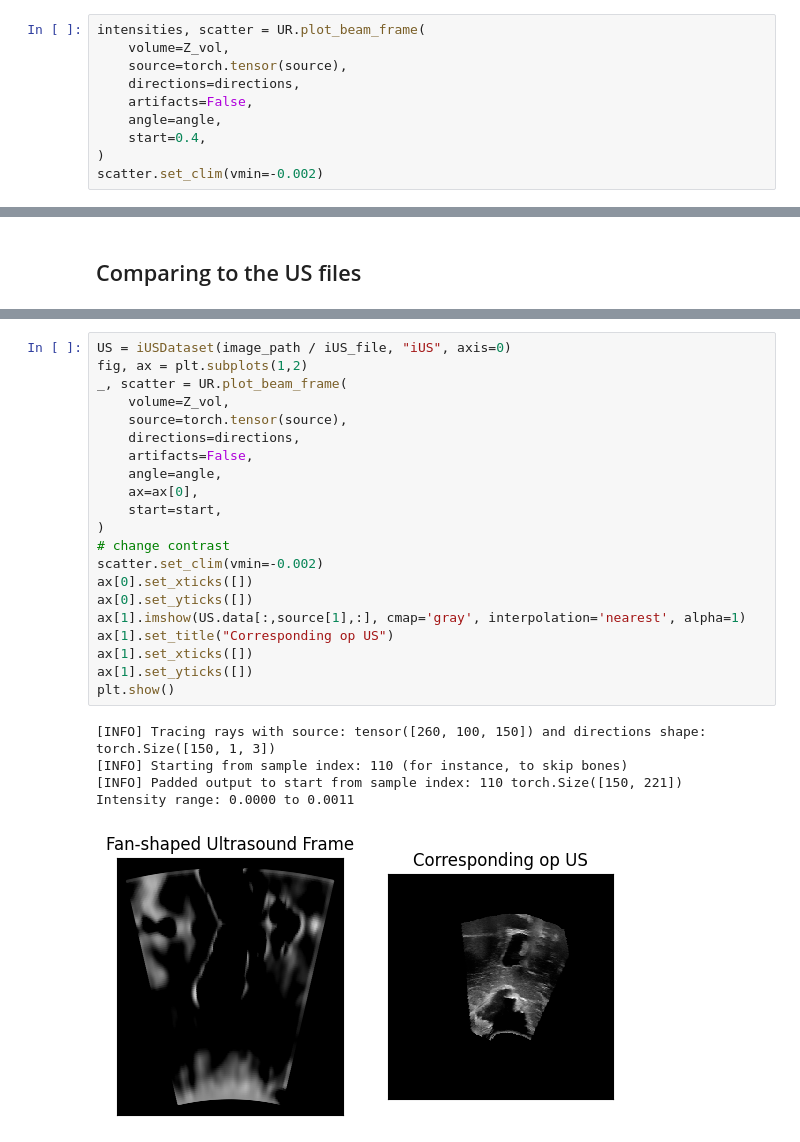
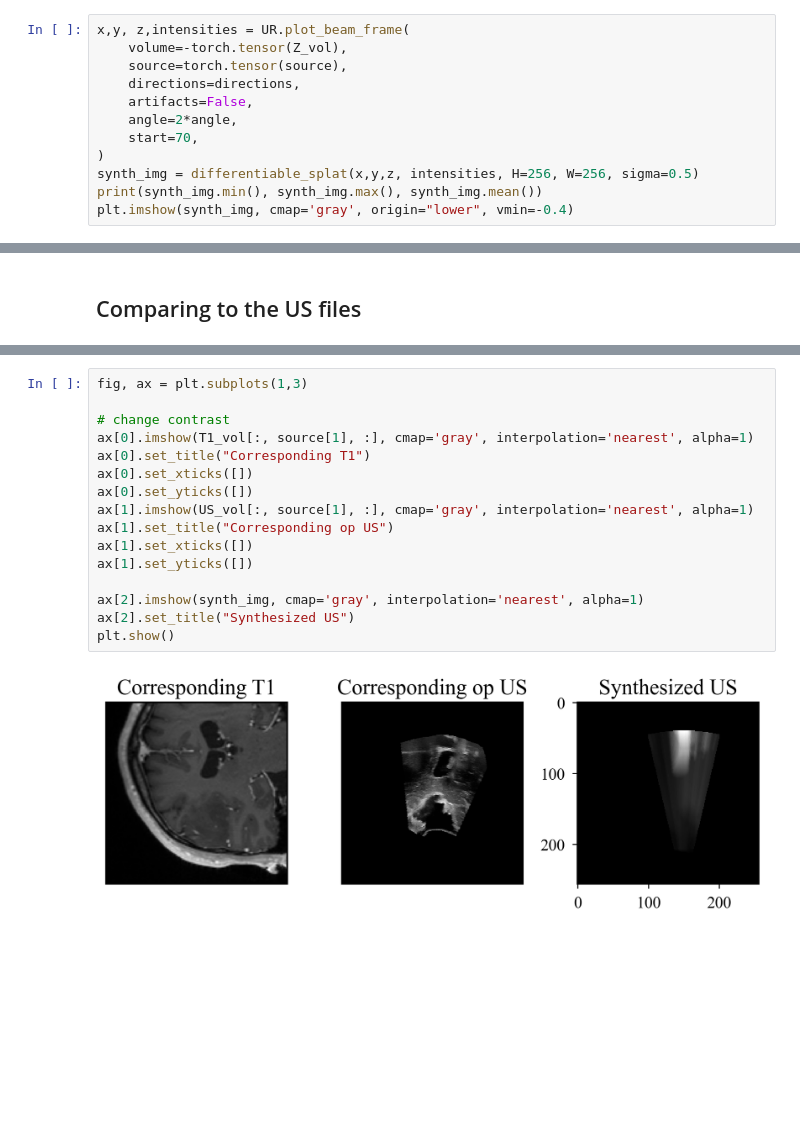
Before and after one commit to gduguey/DiffUS, a Jupyter notebook: notebooks/[DEMO] Modeling Choices.ipynb, the cells around one changed output, grey strips where cells are left out. Drawn from its saved outputs; the diff is of its cells as text; blank space fills up the shorter version.

```diff
--- a/notebooks/[DEMO] Modeling Choices.ipynb
+++ b/notebooks/[DEMO] Modeling Choices.ipynb
@@ -401,12 +443,14 @@ plt.tight_layout()
 # %%
-intensities, scatter = UR.plot_beam_frame(
-    volume=Z_vol,
+x,y, z,intensities = UR.plot_beam_frame(
+    volume=-torch.tensor(Z_vol),
     source=torch.tensor(source),
     directions=directions,
     artifacts=False,
-    angle=angle,
-    start=0.4,
+    angle=2*angle,
+    start=70,
 )
-scatter.set_clim(vmin=-0.002)
+synth_img = differentiable_splat(x,y,z, intensities, H=256, W=256, sigma=0.5)
+print(synth_img.min(), synth_img.max(), synth_img.mean())
+plt.imshow(synth_img, cmap='gray', origin="lower", vmin=-0.4)
 # %% [output]
 [INFO] Tracing rays with source: tensor([260, 100, 150]) and directions shape: torch.Size([150, 1, 3])
@@ -424,30 +475,21 @@ plt.imshow(US.data[:, source[1], :]>0.) # to select the important region
 # %%
-US = iUSDataset(image_path / iUS_file, "iUS", axis=0)
-fig, ax = plt.subplots(1,2)
-_, scatter = UR.plot_beam_frame(
-    volume=Z_vol,
-    source=torch.tensor(source),
-    directions=directions,
-    artifacts=False,
-    angle=angle,
-    ax=ax[0],
-    start=start,
-)
+fig, ax = plt.subplots(1,3)
+
 # change contrast
-scatter.set_clim(vmin=-0.002)
+ax[0].imshow(T1_vol[:, source[1], :], cmap='gray', interpolation='nearest', alpha=1)
+ax[0].set_title("Corresponding T1")
 ax[0].set_xticks([])
 ax[0].set_yticks([])
-ax[1].imshow(US.data[:,source[1],:], cmap='gray', interpolation='nearest', alpha=1)
+ax[1].imshow(US_vol[:, source[1], :], cmap='gray', interpolation='nearest', alpha=1)
 ax[1].set_title("Corresponding op US")
 ax[1].set_xticks([])
 ax[1].set_yticks([])
+
+ax[2].imshow(synth_img, cmap='gray', interpolation='nearest', alpha=1)
+ax[2].set_title("Synthesized US")
 plt.show()
 # %% [output]
-[INFO] Tracing rays with source: tensor([260, 100, 150]) and directions shape: torch.Size([150, 1, 3])
-[INFO] Starting from sample index: 110 (for instance, to skip bones)
-[INFO] Padded output to start from sample index: 110 torch.Size([150, 221])
-Intensity range: 0.0000 to 0.0011
-[figure, old version]
+[figure, new version]
 # %% [markdown]
 ![image.png](attachment:image.png)
 
```
Also changed, not shown: parts of 7 cells of this notebook, 24 other files.
